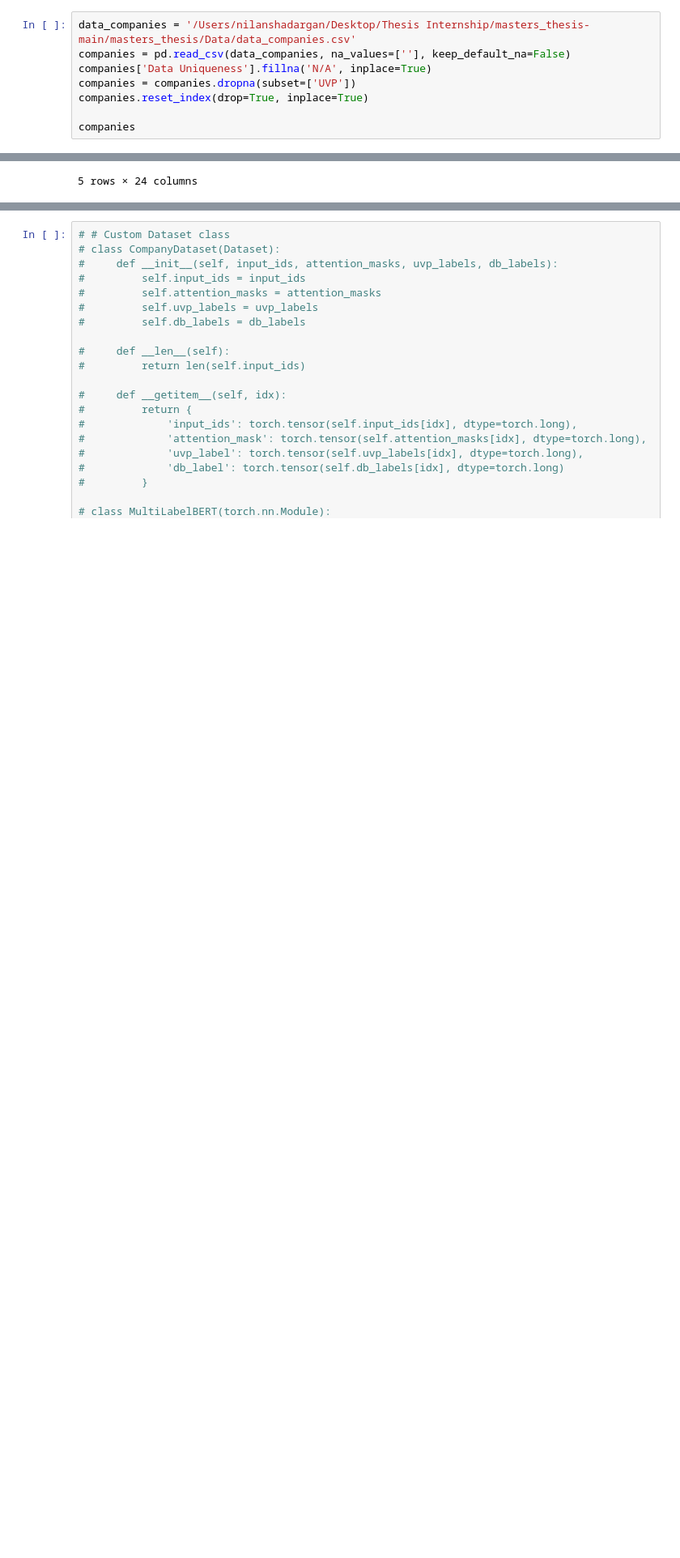
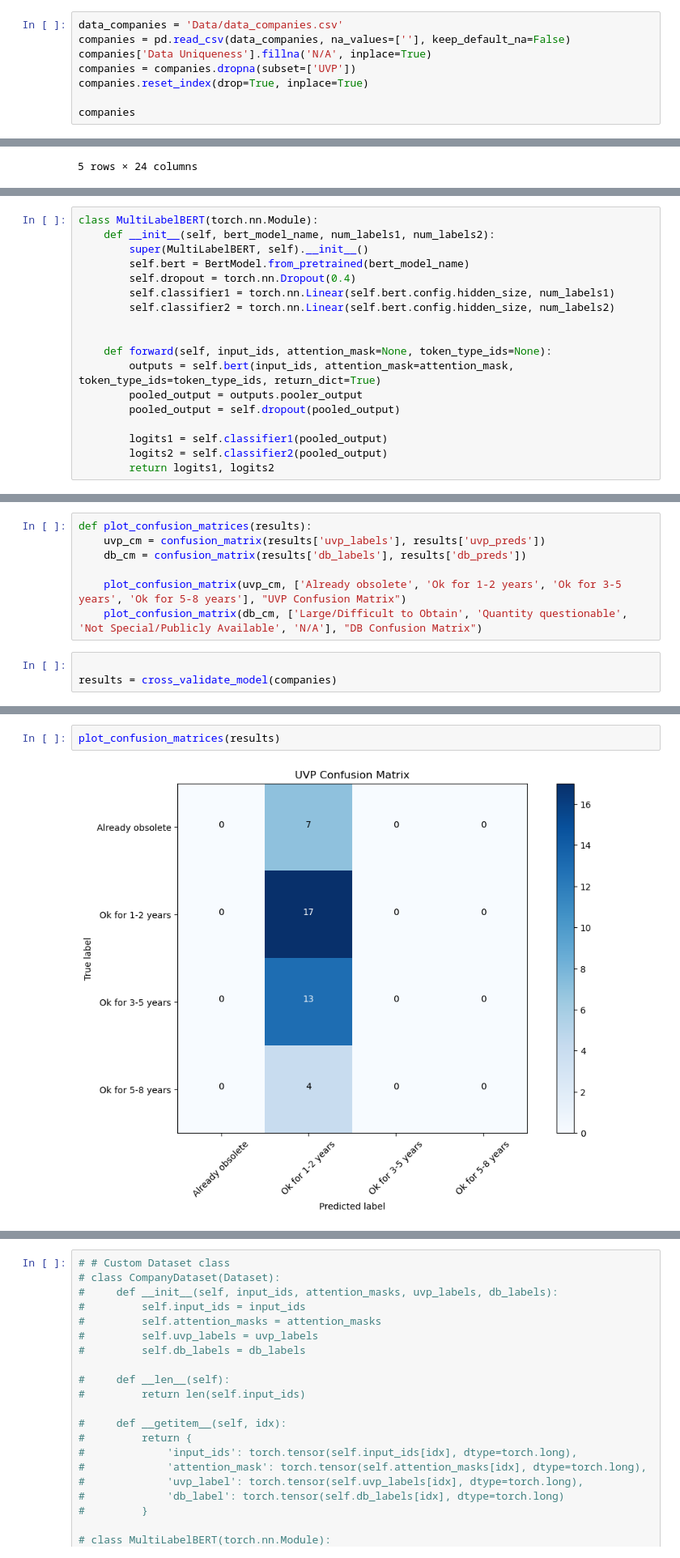
Before and after one commit to nilanshadargan/masters_thesis, a Jupyter notebook: BERT.ipynb, the cells around one changed output, grey strips where cells are left out. Shown at 81% size. Saved outputs shown, nothing was run; the diff lists cells and outputs as text; blank space fills up the shorter version.

```diff
--- a/BERT.ipynb
+++ b/BERT.ipynb
@@ -19,5 +23,5 @@ import matplotlib.pyplot as plt
 # %%
-data_companies = '/Users/nilanshadargan/Desktop/Thesis Internship/masters_thesis-main/masters_thesis/Data/data_companies.csv'
+data_companies = 'Data/data_companies.csv'
 companies = pd.read_csv(data_companies, na_values=[''], keep_default_na=False)
 companies['Data Uniqueness'].fillna('N/A', inplace=True)
 companies = companies.dropna(subset=['UVP'])
@@ -121 +176,19 @@ Data Types: int64 int64
+# %%
+class MultiLabelBERT(torch.nn.Module):
+    def __init__(self, bert_model_name, num_labels1, num_labels2):
+        super(MultiLabelBERT, self).__init__()
+        self.bert = BertModel.from_pretrained(bert_model_name)
+        self.dropout = torch.nn.Dropout(0.4)
+        self.classifier1 = torch.nn.Linear(self.bert.config.hidden_size, num_labels1)
+        self.classifier2 = torch.nn.Linear(self.bert.config.hidden_size, num_labels2)
+
+
+    def forward(self, input_ids, attention_mask=None, token_type_ids=None):
+        outputs = self.bert(input_ids, attention_mask=attention_mask, token_type_ids=token_type_ids, return_dict=True)
+        pooled_output = outputs.pooler_output
+        pooled_output = self.dropout(pooled_output)
+
+        logits1 = self.classifier1(pooled_output)
+        logits2 = self.classifier2(pooled_output)
+        return logits1, logits2
 # %%
@@ -283,0 +306,10 @@ Fold 5, UVP Predictions: tensor([1, 1, 1, 1, 1, 1]), DB Predictions: tensor([2,
+# %%
+def plot_confusion_matrices(results):
+    uvp_cm = confusion_matrix(results['uvp_labels'], results['uvp_preds'])
+    db_cm = confusion_matrix(results['db_labels'], results['db_preds'])
+
+    plot_confusion_matrix(uvp_cm, ['Already obsolete', 'Ok for 1-2 years', 'Ok for 3-5 years', 'Ok for 5-8 years'], "UVP Confusion Matrix")
+    plot_confusion_matrix(db_cm, ['Large/Difficult to Obtain', 'Quantity questionable', 'Not Special/Publicly Available', 'N/A'], "DB Confusion Matrix")
+# %%
+
+results = cross_validate_model(companies)
@@ -283,0 +319,4 @@ Fold 5, UVP Predictions: tensor([1, 1, 1, 1, 1, 1]), DB Predictions: tensor([2,
+# %%
+plot_confusion_matrices(results)
+# %% [output]
+[figure, added]
```
Also changed, not shown: parts of 8 cells of this notebook, 1 other file.
